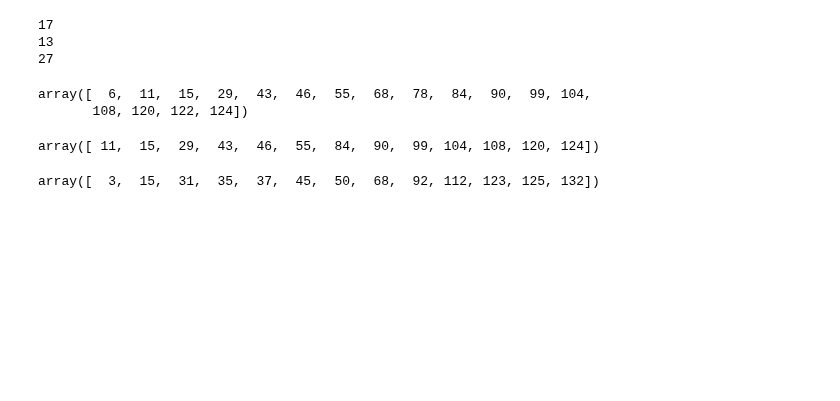
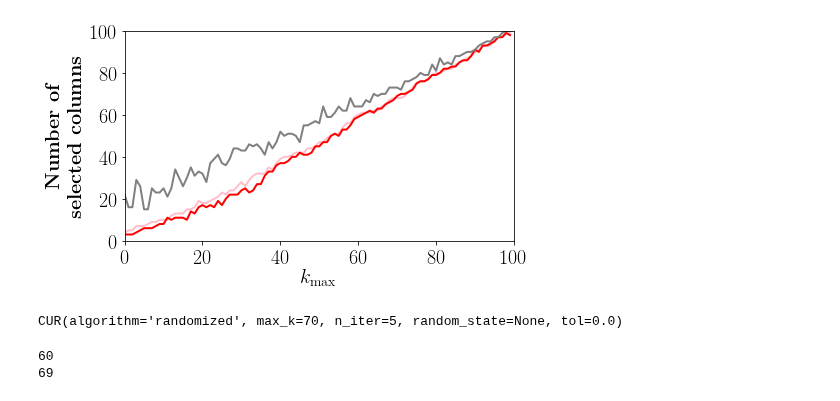
Before and after one commit to pssachdeva/uoi_neuroscience, a Jupyter notebook: cur/cur_m1.ipynb, the cells around one changed output. Saved outputs shown, nothing was run; the diff lists cells and outputs as text; code cells hidden in the pictures; blank space fills up the shorter version.

```diff
--- a/cur/cur_m1.ipynb
+++ b/cur/cur_m1.ipynb
@@ -32,4 +75,5 @@ max_k = 20
 # %%
+max_k =
 uoi_cur = UoI_CUR(
     n_boots=20,
     max_k=max_k,
@@ -41,6 +85,8 @@ uoi_cur2 = UoI_CUR(
     boots_frac=0.8
 )
 cur = CUR(max_k=max_k)
+
+# fits
 uoi_cur.fit(Y)
 uoi_cur2.fit(Y, ks=max_k)
 cur.fit(Y, c=max_k+20)
@@ -48,0 +93,26 @@ CUR(algorithm='randomized', max_k=20, n_iter=5, random_state=None, tol=0.0)
+# %%
+for rep in range(n_reps):
+    print(rep)
+    for k_idx, k in enumerate(ks):
+        print(k_idx)
+        k = int(k)
+        uoi_cur = UoI_CUR(
+            n_boots=20,
+            max_k=k,
+            boots_frac=0.8
+        )
+        uoi_cur2 = UoI_CUR(
+            n_boots=20,
+            max_k=k,
+            boots_frac=0.8
+        )
+        cur = CUR(max_k=k)
+
+        # fits
+        uoi_cur.fit(Y)
+        uoi_cur2.fit(Y, ks=k)
+        cur.fit(Y, c=k+20)
+
+        n_columns_uoi[rep, k_idx] = uoi_cur.column_indices_.size
+        n_columns_uoi2[rep, k_idx] = uoi_cur2.column_indices_.size
+        n_columns_cur[rep, k_idx] = cur.column_indices_.size
@@ -49,21 +137,36 @@ CUR(algorithm='randomized', max_k=20, n_iter=5, random_state=None, tol=0.0)
+# %%
+fig, ax = plt.subplots(1, 1, figsize=(7, 4))
+ax.plot(n_columns_uoi[0], color='pink', linewidth=2)
+ax.plot(n_columns_uoi2[0], color='r', linewidth=2)
+ax.plot(n_columns_cur[0], color='gray', linewidth=2)
+
+ax.set_xlim([0, 100])
+ax.set_ylim([0, 100])
+ax.set_xlabel(r'$k_{\text{max}}$', fontsize=20)
+ax.set_ylabel(r'\textbf{Number of}' '\n' r'\textbf{selected columns}', fontsize=20)
+
+plt.tight_layout()
+plt.savefig('cur2.pdf')
+# %% [output]
+[figure, added]
+# %%
+k = 70
+
+uoi_cur = UoI_CUR(
+    n_boots=5,
+    max_k=k,
+    boots_frac=0.9
+)
+cur = CUR(max_k=k)
+
+# fits
+uoi_cur.fit(Y, ks=k, cs=k)
+cur.fit(Y, c=k)
+# %% [output]
+CUR(algorithm='randomized', max_k=70, n_iter=5, random_state=None, tol=0.0)
 # %%
 print(uoi_cur.column_indices_.size)
-print(uoi_cur2.column_indices_.size)
 print(cur.column_indices_.size)
 # %% [output]
-17
-13
-27
+60
+69
-# %%
-uoi_cur.column_indices_
-# %% [output]
-array([  6,  11,  15,  29,  43,  46,  55,  68,  78,  84,  90,  99, 104,
-       108, 120, 122, 124])
-# %%
-uoi_cur2.column_indices_
-# %% [output]
-array([ 11,  15,  29,  43,  46,  55,  84,  90,  99, 104, 108, 120, 124])
-# %%
-np.sort(cur.column_indices_[:13]
-# %% [output]
-array([  3,  15,  31,  35,  37,  45,  50,  68,  92, 112, 123, 125, 132])
```
Also changed, not shown: parts of 18 cells of this notebook, 3 other files.
